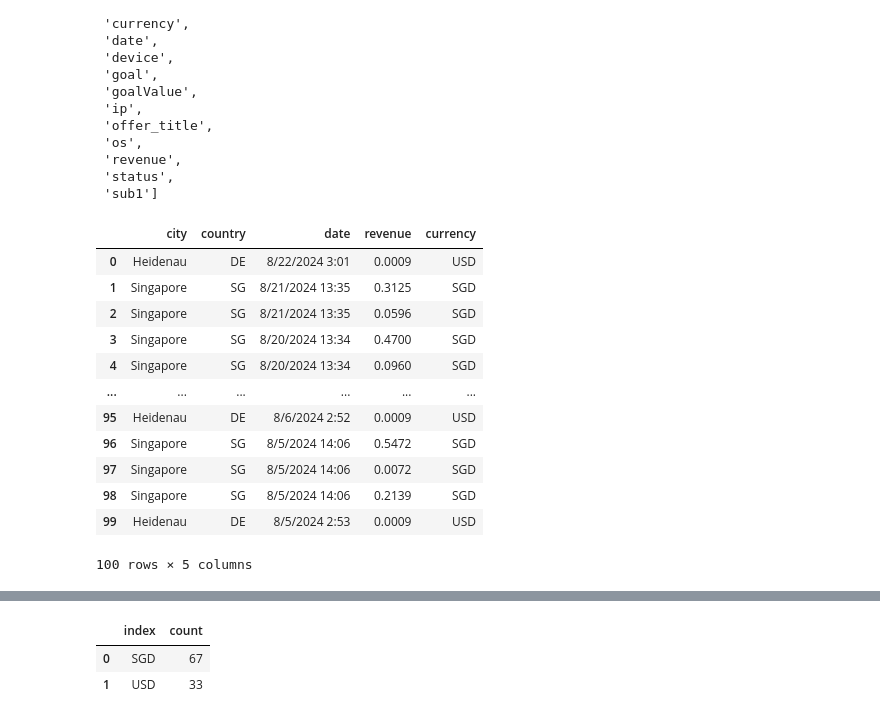
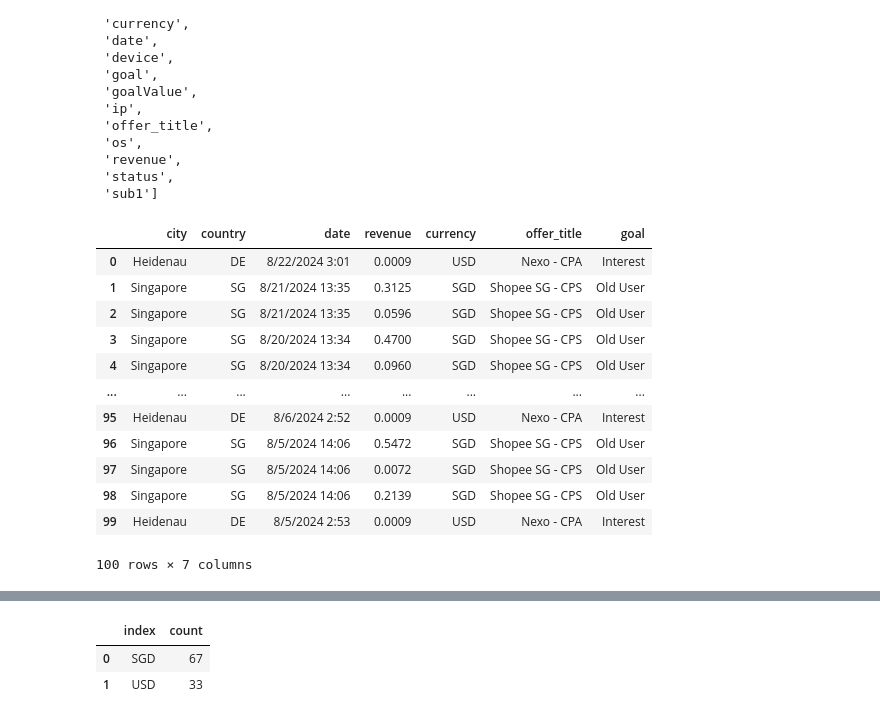
Before and after one commit to Maruf-Ahmad-khan/REVENUE-ANALYSIS, a Jupyter notebook: Revenue Analysis by Country and City.ipynb, the cells around one changed output, grey strips where cells are left out. Saved outputs shown, nothing was run; the diff lists cells and outputs as text; code cells hidden in the pictures.

```diff
--- a/Revenue Analysis by Country and City.ipynb
+++ b/Revenue Analysis by Country and City.ipynb
@@ -29,19 +29,19 @@ df.columns.tolist()
  'status',
  'sub1']
 # %%
-select_cols = df[['city', 'country', 'date', 'revenue', 'currency']]
+select_cols = df[['city', 'country', 'date', 'revenue', 'currency', 'offer_title', 'goal']]
 select_cols
 # %% [output]
-|  | city | country | date | revenue | currency |
-| 0 | Heidenau | DE | 8/22/2024 3:01 | 0.0009 | USD |
-| 1 | Singapore | SG | 8/21/2024 13:35 | 0.3125 | SGD |
-| 2 | Singapore | SG | 8/21/2024 13:35 | 0.0596 | SGD |
-| 3 | Singapore | SG | 8/20/2024 13:34 | 0.4700 | SGD |
-| 4 | Singapore | SG | 8/20/2024 13:34 | 0.0960 | SGD |
-| ... | ... | ... | ... | ... | ... |
-| 95 | Heidenau | DE | 8/6/2024 2:52 | 0.0009 | USD |
-| 96 | Singapore | SG | 8/5/2024 14:06 | 0.5472 | SGD |
-| 97 | Singapore | SG | 8/5/2024 14:06 | 0.0072 | SGD |
-| 98 | Singapore | SG | 8/5/2024 14:06 | 0.2139 | SGD |
-| 99 | Heidenau | DE | 8/5/2024 2:53 | 0.0009 | USD |
+|  | city | country | date | revenue | currency | offer_title | goal |
+| 0 | Heidenau | DE | 8/22/2024 3:01 | 0.0009 | USD | Nexo - CPA | Interest |
+| 1 | Singapore | SG | 8/21/2024 13:35 | 0.3125 | SGD | Shopee SG - CPS | Old User |
+| 2 | Singapore | SG | 8/21/2024 13:35 | 0.0596 | SGD | Shopee SG - CPS | Old User |
+| 3 | Singapore | SG | 8/20/2024 13:34 | 0.4700 | SGD | Shopee SG - CPS | Old User |
+| 4 | Singapore | SG | 8/20/2024 13:34 | 0.0960 | SGD | Shopee SG - CPS | Old User |
+| ... | ... | ... | ... | ... | ... | ... | ... |
+| 95 | Heidenau | DE | 8/6/2024 2:52 | 0.0009 | USD | Nexo - CPA | Interest |
+| 96 | Singapore | SG | 8/5/2024 14:06 | 0.5472 | SGD | Shopee SG - CPS | Old User |
+| 97 | Singapore | SG | 8/5/2024 14:06 | 0.0072 | SGD | Shopee SG - CPS | Old User |
+| 98 | Singapore | SG | 8/5/2024 14:06 | 0.2139 | SGD | Shopee SG - CPS | Old User |
+| 99 | Heidenau | DE | 8/5/2024 2:53 | 0.0009 | USD | Nexo - CPA | Interest |
-100 rows × 5 columns
+100 rows × 7 columns
```
Also changed, not shown: parts of 38 cells of this notebook, 2 other files.
